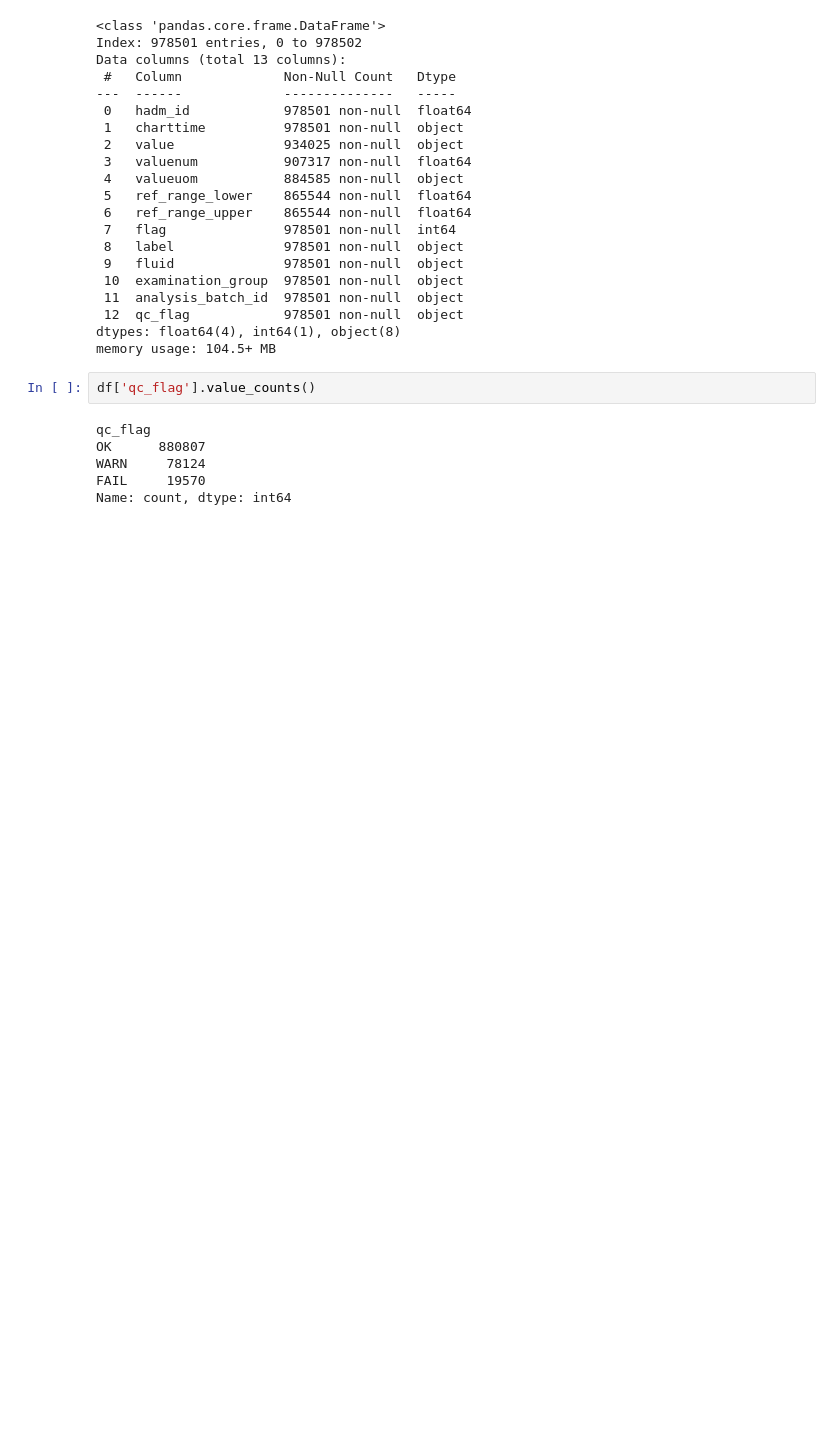
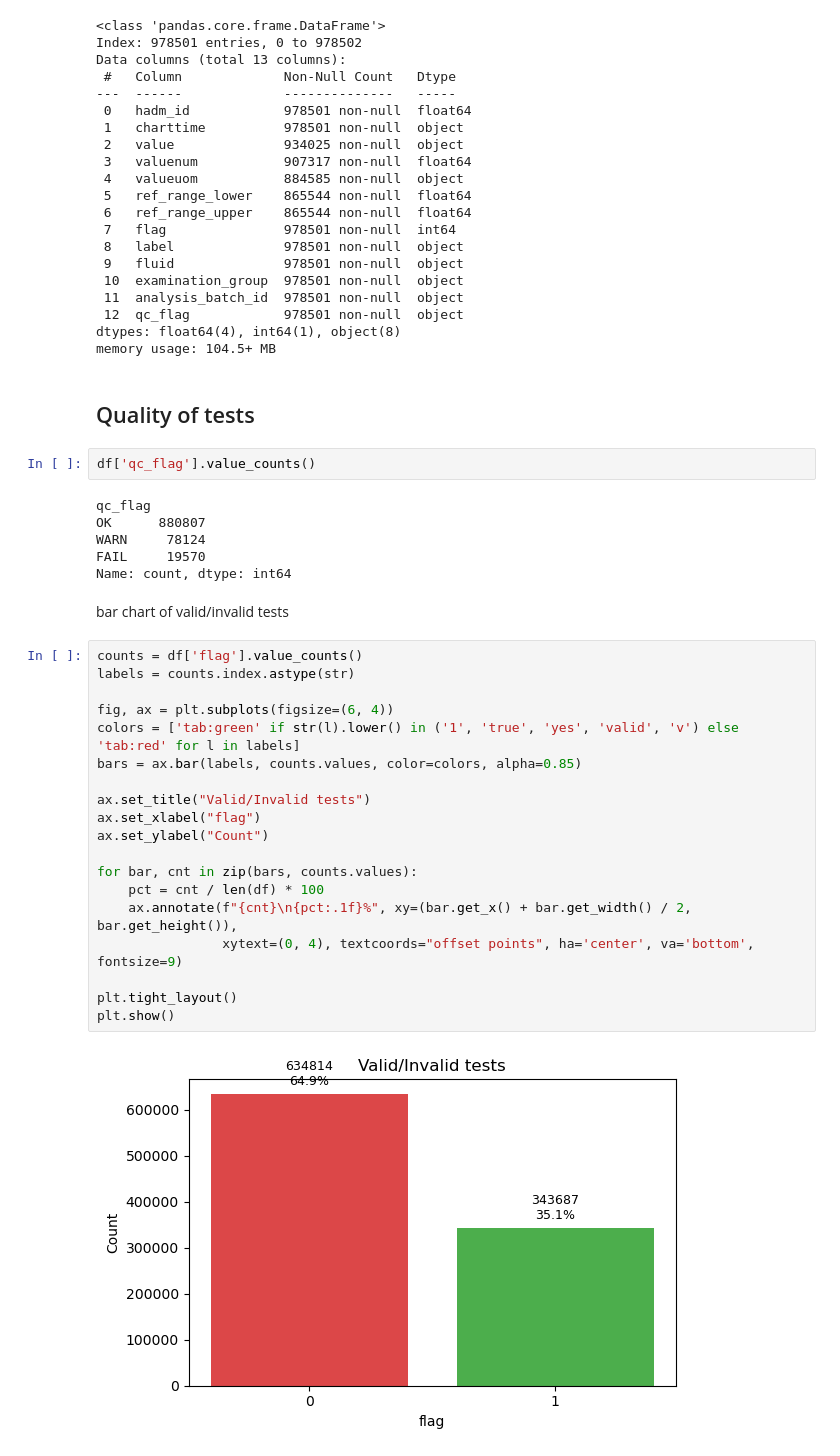
Before and after one commit to GabrieleGiannessi/DADH-project-2025-26, a Jupyter notebook: Tasks/First/Laboratory_events_DU.ipynb, the cells around one changed output. Saved outputs shown, nothing was run; the diff lists cells and outputs as text; blank space fills up the shorter version.

```diff
--- a/Tasks/First/Laboratory_events_DU.ipynb
+++ b/Tasks/First/Laboratory_events_DU.ipynb
@@ -221,6 +221,8 @@ Data columns (total 13 columns):
  12  qc_flag            978501 non-null  object
 dtypes: float64(4), int64(1), object(8)
 memory usage: 104.5+ MB
+# %% [markdown]
+## Quality of tests
 # %%
 df['qc_flag'].value_counts()
 # %% [output]
@@ -229,3 +231,26 @@ OK      880807
 WARN     78124
 FAIL     19570
 Name: count, dtype: int64
+# %% [markdown]
+bar chart of valid/invalid tests
+# %%
+counts = df['flag'].value_counts()
+labels = counts.index.astype(str)
+
+fig, ax = plt.subplots(figsize=(6, 4))
+colors = ['tab:green' if str(l).lower() in ('1', 'true', 'yes', 'valid', 'v') else 'tab:red' for l in labels]
+bars = ax.bar(labels, counts.values, color=colors, alpha=0.85)
+
+ax.set_title("Valid/Invalid tests")
+ax.set_xlabel("flag")
+ax.set_ylabel("Count")
+
+for bar, cnt in zip(bars, counts.values):
+    pct = cnt / len(df) * 100
+    ax.annotate(f"{cnt}\n{pct:.1f}%", xy=(bar.get_x() + bar.get_width() / 2, bar.get_height()),
+                xytext=(0, 4), textcoords="offset points", ha='center', va='bottom', fontsize=9)
+
+plt.tight_layout()
+plt.show()
+# %% [output]
+[figure, added]
```
Also changed, not shown: 1 other file.
